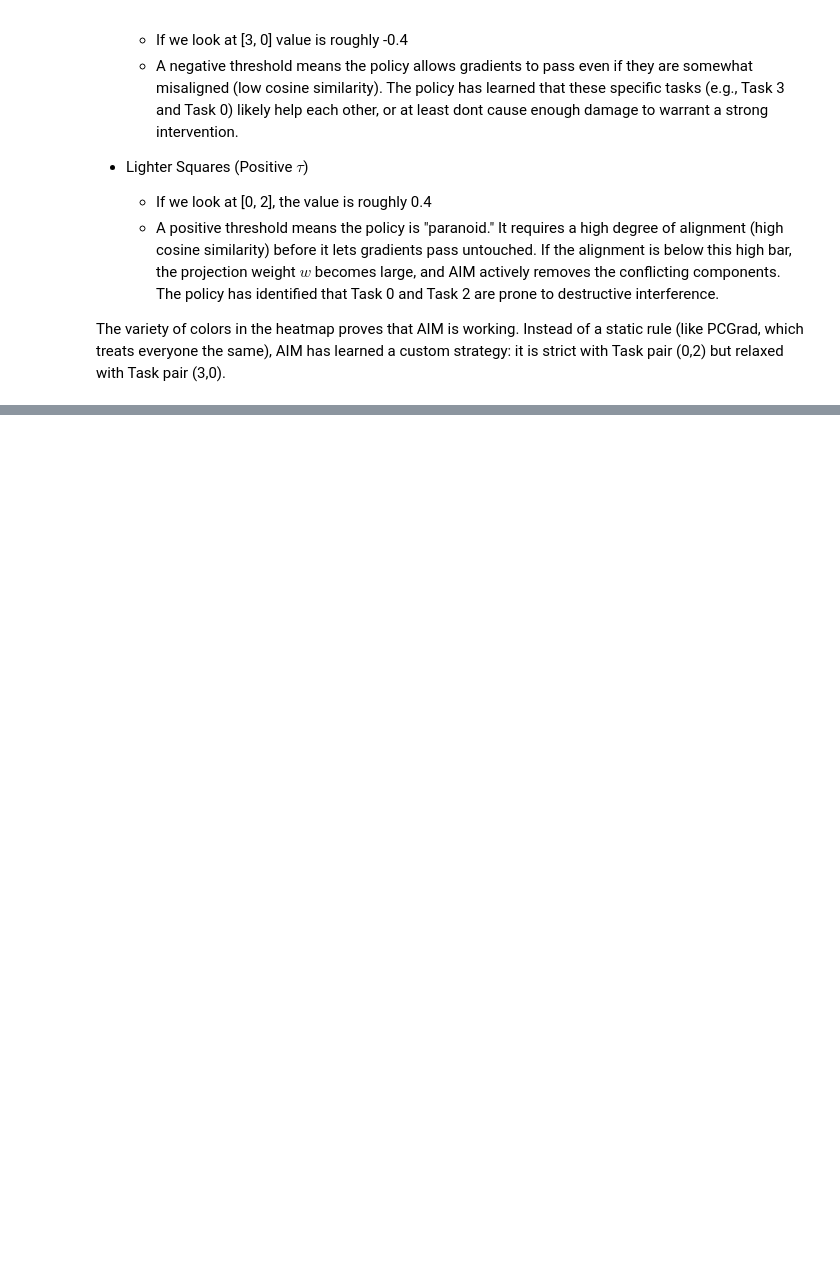
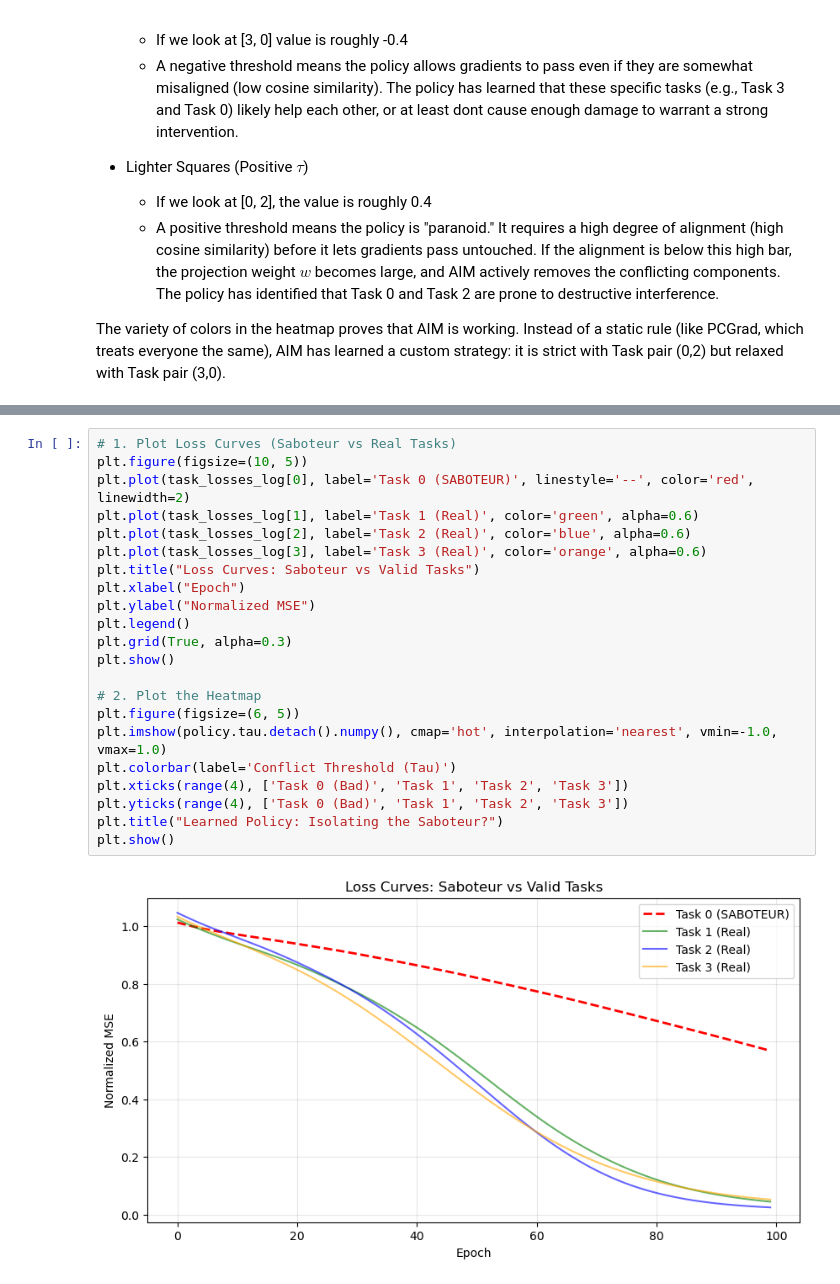
Before and after one commit to RayyanMinhaj/Adaptive-Intervention-for-MTL-and-other-Experiments, a Jupyter notebook: MTL-and-Experiments.ipynb, the cells around one changed output, grey strips where cells are left out. Drawn from its saved outputs; the diff is of its cells as text; blank space fills up the shorter version.

```diff
--- a/MTL-and-Experiments.ipynb
+++ b/MTL-and-Experiments.ipynb
@@ -638,0 +777,24 @@ The variety of colors in the heatmap proves that AIM is working. Instead of a st
+# %%
+# 1. Plot Loss Curves (Saboteur vs Real Tasks)
+plt.figure(figsize=(10, 5))
+plt.plot(task_losses_log[0], label='Task 0 (SABOTEUR)', linestyle='--', color='red', linewidth=2)
+plt.plot(task_losses_log[1], label='Task 1 (Real)', color='green', alpha=0.6)
+plt.plot(task_losses_log[2], label='Task 2 (Real)', color='blue', alpha=0.6)
+plt.plot(task_losses_log[3], label='Task 3 (Real)', color='orange', alpha=0.6)
+plt.title("Loss Curves: Saboteur vs Valid Tasks")
+plt.xlabel("Epoch")
+plt.ylabel("Normalized MSE")
+plt.legend()
+plt.grid(True, alpha=0.3)
+plt.show()
+
+# 2. Plot the Heatmap
+plt.figure(figsize=(6, 5))
+plt.imshow(policy.tau.detach().numpy(), cmap='hot', interpolation='nearest', vmin=-1.0, vmax=1.0)
+plt.colorbar(label='Conflict Threshold (Tau)')
+plt.xticks(range(4), ['Task 0 (Bad)', 'Task 1', 'Task 2', 'Task 3'])
+plt.yticks(range(4), ['Task 0 (Bad)', 'Task 1', 'Task 2', 'Task 3'])
+plt.title("Learned Policy: Isolating the Saboteur?")
+plt.show()
+# %% [output]
+[figure, added]
```
Also changed, not shown: parts of 7 cells of this notebook.
